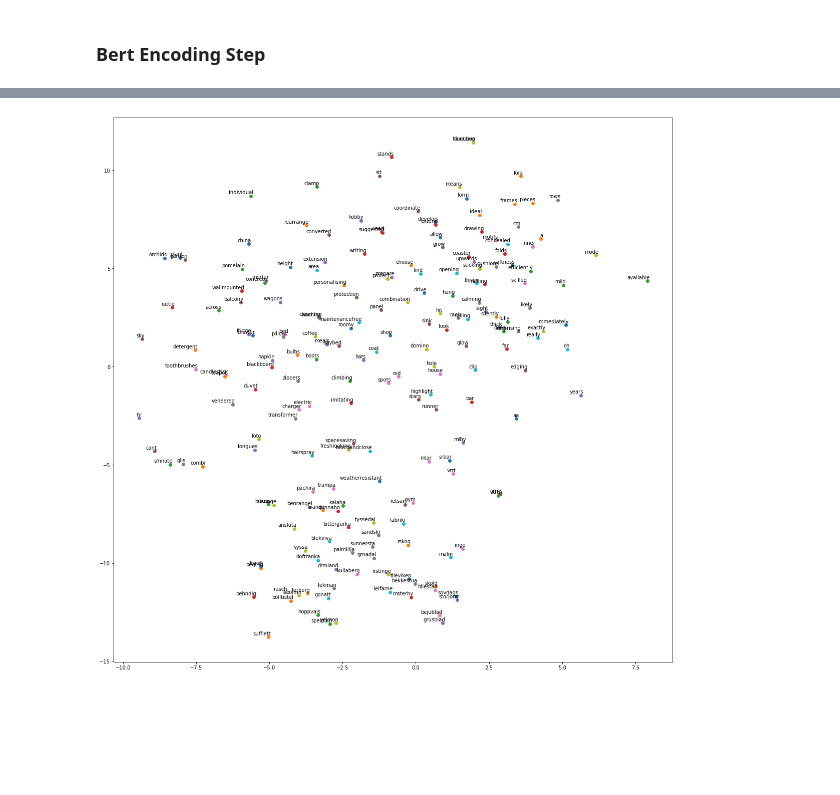
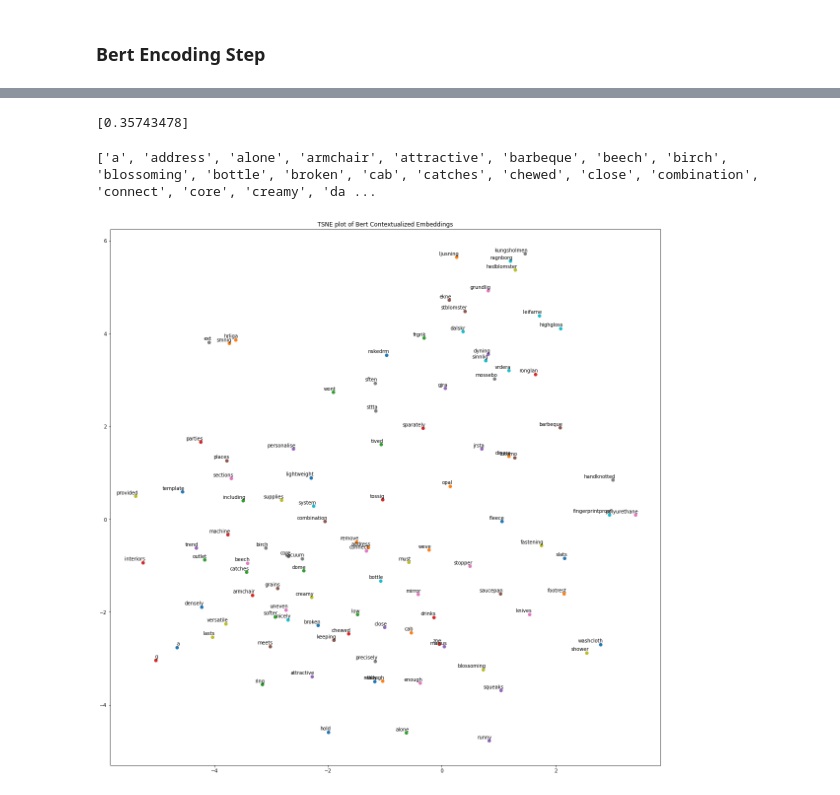
Before and after one commit to MichaelYxWang/DecorAssistant, a Jupyter notebook: IDEA_text_analysis_michael.ipynb, the cells around one changed output, grey strips where cells are left out. Drawn from its saved outputs; the diff is of its cells as text; code cells hidden in the pictures; blank space fills up the shorter version.

Commit message:
update bert representation

```diff
--- a/IDEA_text_analysis_michael.ipynb
+++ b/IDEA_text_analysis_michael.ipynb
@@ -227,10 +202,19 @@ Some weights of the model checkpoint at bert-base-uncased were not used when ini
+# %%
+simi_func("Wall cabinet with 1 door View more product information 10 year guarantee. Read about the terms in the guarantee brochure. GODMORGON",
+          "Wall upright,shelves,drying rack  ALGOT", sentence_bert_embedder)
+# %% [output]
+[0.35743478]
 # %%
-def tsne_plot(all_words, embed_func=simple_bert_embedder, number_of_words=200):
+def tsne_plot(all_words, number_of_words, title, embed_func=simple_bert_embedder):
+  all_words = sorted(all_words)
+  candidate_words = []
+  candidate_words = [word for i, word in enumerate(all_words) if i % int(len(all_words) / number_of_words) == 0]
+  print(sorted(candidate_words))
 
-  simple_embeddings = embed_func(all_words[:number_of_words])
+  simple_embeddings = embed_func(candidate_words)
   word_to_emb_dict = {}
-  for i in range(len(all_words[:number_of_words])):
-    word_to_emb_dict[all_words[i].lower()] = simple_embeddings[i]
+  for i in range(len(candidate_words)):
+    word_to_emb_dict[candidate_words[i]] = simple_embeddings[i]
 
   # https://www.kaggle.com/jeffd23/visualizing-word-vectors-with-t-sne
   # In word_to_emb_dict, we map a word to corresponding numpy embedding vector of shape (n, )
@@ -242,7 +226,7 @@ def tsne_plot(all_words, embed_func=simple_bert_embedder, number_of_words=200):
     labels.append(word)
 
 
-  tsne_model = TSNE(perplexity=30, n_components=2, init='pca', n_iter=2500, random_state=23)
+  tsne_model = TSNE(perplexity=30, n_components=2, init='pca', n_iter=2500, random_state=11777)
   new_values = tsne_model.fit_transform(tokens)
 
   x = []
@@ -252,6 +236,7 @@ def tsne_plot(all_words, embed_func=simple_bert_embedder, number_of_words=200):
       y.append(value[1])
 
   plt.figure(figsize=(20, 20))
+  plt.title(title)
   for i in range(len(x)):
       plt.scatter(x[i],y[i])
       plt.annotate(labels[i],
@@ -261,7 +246,8 @@ def tsne_plot(all_words, embed_func=simple_bert_embedder, number_of_words=200):
                     ha='right',
                     va='bottom')
   plt.show()
-# %%
-tsne_plot(all_words)
-# %% [output]
-[figure, removed]
+# %%
+tsne_plot(all_words, 100, "TSNE plot of Bert Contextualized Embeddings")
+# %% [output]
+['a', 'address', 'alone', 'armchair', 'attractive', 'barbeque', 'beech', 'birch', 'blossoming', 'bottle', 'broken', 'cab', 'catches', 'chewed', 'close', 'combination', 'connect', 'core', 'creamy', 'da ...
+[figure, added]
```
Also changed, not shown: parts of 8 cells of this notebook.
